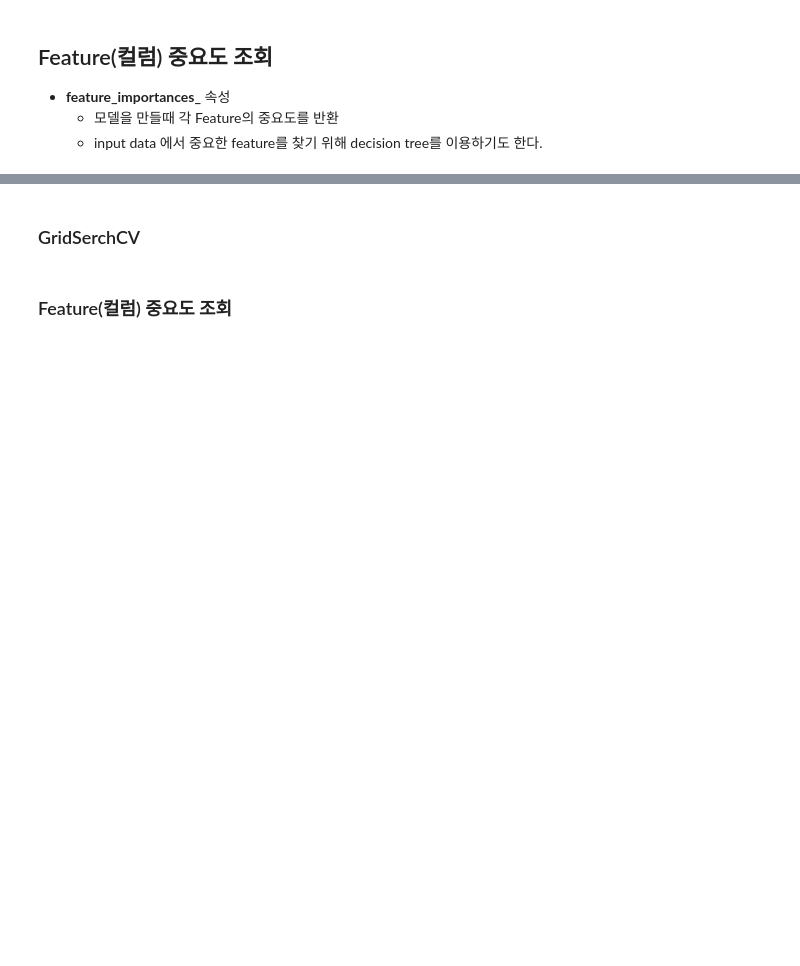
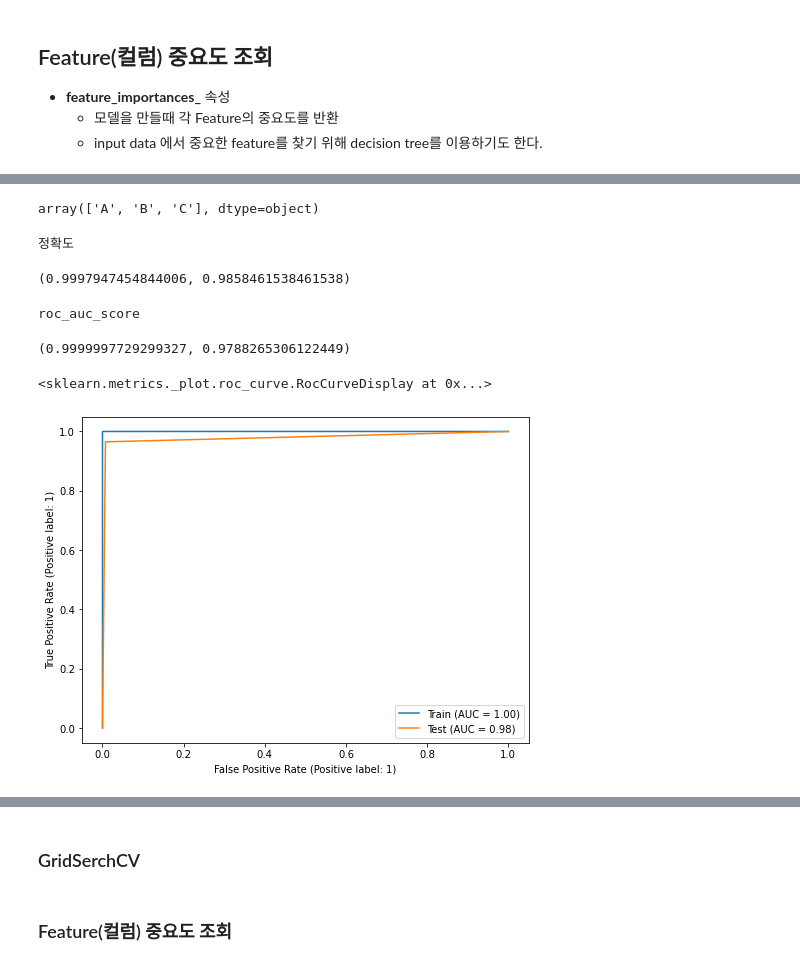
Before and after one commit to purple-cabbage0030/class_review, a Jupyter notebook: 11.MachineLearning/09_결정트리와 랜덤포레스트.ipynb, the cells around one changed output, grey strips where cells are left out. Cells and saved outputs as stored; diff of their text form; code cells hidden in the pictures; blank space fills up the shorter version.

```diff
--- a/11.MachineLearning/09_결정트리와 랜덤포레스트.ipynb
+++ b/11.MachineLearning/09_결정트리와 랜덤포레스트.ipynb
@@ -65,0 +67,6 @@
+# %%
+import pandas as pd
+import numpy as np
+
+wine = pd.read_csv('data/wine.csv')
+wine.shape
@@ -65,0 +125,5 @@
+# %%
+# X, y 분리
+y = wine['color']
+X = wine.drop(columns='color')
+X.shape, y.shape
@@ -65,0 +132,7 @@
+# %%
+# quality (범주형) -> 숫자로 변환
+from sklearn.preprocessing import LabelEncoder
+
+le = LabelEncoder()
+X['quality'] = le.fit_transform(wine['quality'])
+X.head()
@@ -65,0 +146,4 @@
+# %%
+le.classes_
+# %% [output]
+array(['A', 'B', 'C'], dtype=object)
@@ -65,0 +154,35 @@
+# %%
+# decision tree는 연속형 변수의 feature scaling 전처리는 하지 않는다.
+# train, test set 분리
+X_train, X_test, y_train, y_test = train_test_split(X, y, stratify=y, random_state=0)
+
+# 모델 생성
+tree = DecisionTreeClassifier(random_state=0)
+# 학습
+tree.fit(X_train, y_train)
+# 추론
+pred_train = tree.predict(X_train)
+pred_test = tree.predict(X_test)
+proba_train = tree.predict_proba(X_train)[:, 1]  # 양성 확률
+proba_test = tree.predict_proba(X_test)[:, 1]
+# %%
+print('정확도')
+accuracy_score(y_train, pred_train), accuracy_score(y_test, pred_test)
+# %% [output]
+정확도
+(0.9997947454844006, 0.9858461538461538)
+# %%
+print('roc_auc_score')
+# 지표가 의미하는 바 알기 ~
+roc_auc_score(y_train, proba_train), roc_auc_score(y_test, proba_test)
+# %% [output]
+roc_auc_score
+(0.9999997729299327, 0.9788265306122449)
+# %%
+import matplotlib.pyplot as plt
+_, ax = plt.subplots(1, 1, figsize=(8,6))
+plot_roc_curve(tree, X_train, y_train, ax=ax, name='Train')
+plot_roc_curve(tree, X_test, y_test, ax=ax, name='Test')
+# %% [output]
+<sklearn.metrics._plot.roc_curve.RocCurveDisplay at 0x...>
+[figure, added]
```
Also changed, not shown: parts of 15 cells of this notebook.
